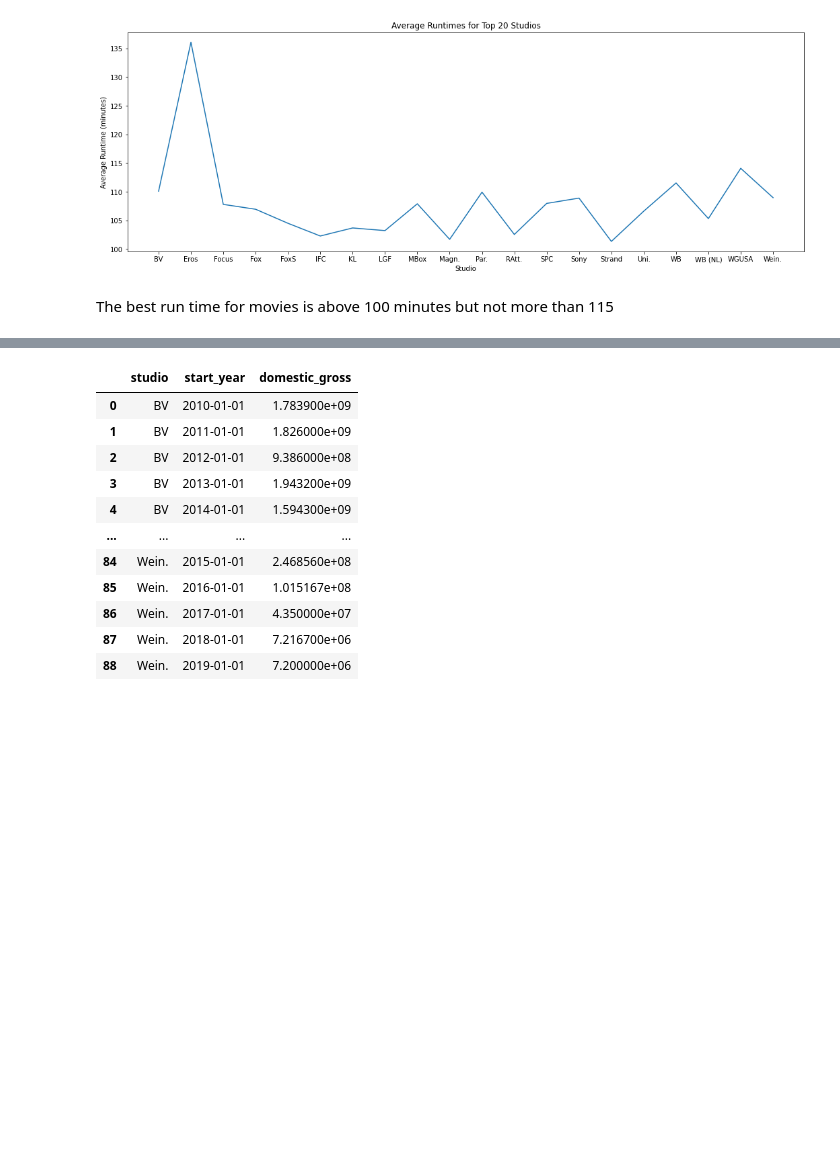
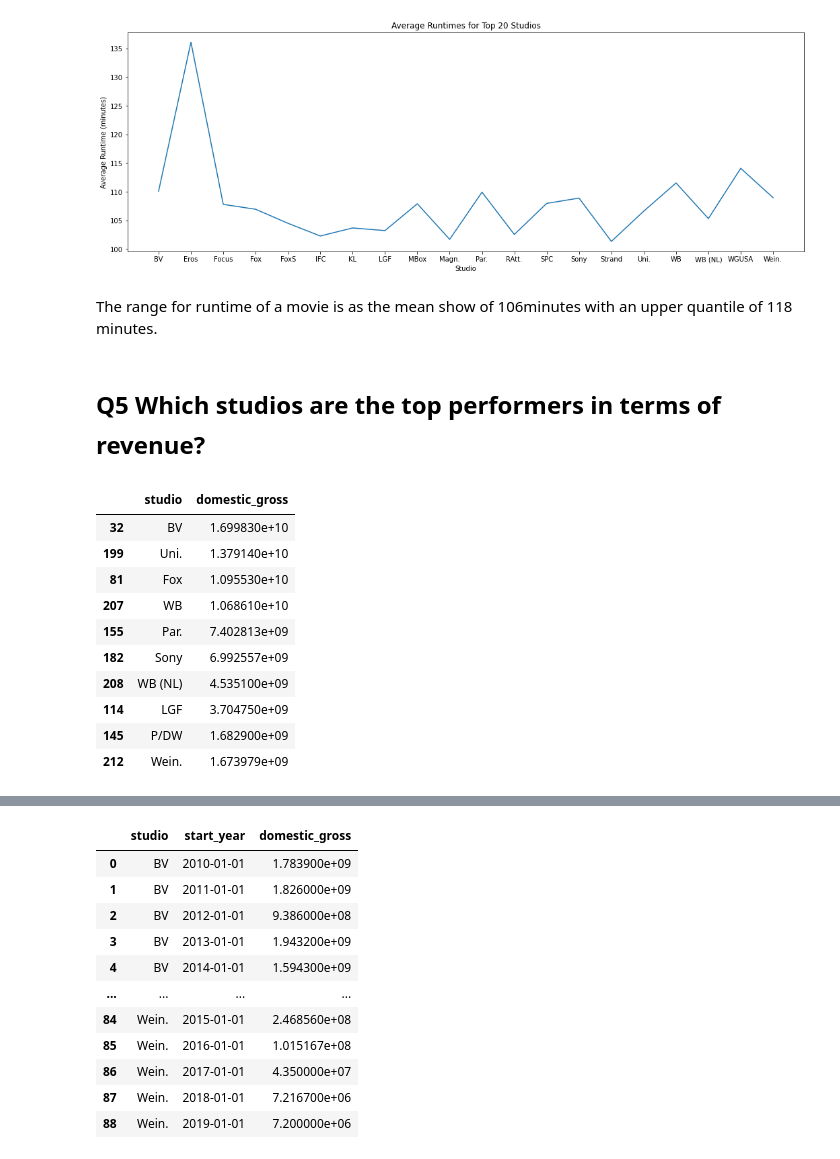
Before and after one commit to StellaNdegwa/DATA-SCIENCE-PHASE-1-PROJECT, a Jupyter notebook: recommndproject.ipynb, the cells around one changed output, grey strips where cells are left out. Cells and saved outputs as stored; diff of their text form; code cells hidden in the pictures; blank space fills up the shorter version.

```diff
--- a/recommndproject.ipynb
+++ b/recommndproject.ipynb
@@ -494,5 +493,25 @@ plt.ylabel('Average Runtime (minutes)')
 plt.show()
 # %% [output]
 [figure]
-# %% [markdown]
-The best run time for movies is above 100 minutes but not more than 115
+# %% [markdown]
+The range for runtime of a movie is as the mean show of 106minutes with an upper quantile of 118 minutes.
+# %% [markdown]
+<h1 style="font-size: 24px;">Q5 Which studios are the top performers in terms of revenue?</h1>
+# %%
+studio_revenue = main_dataset.groupby('studio')['domestic_gross'].sum().reset_index()
+
+# Sort the DataFrame by domestic gross revenue in descending order to find the top performers
+top_performing_studios = studio_revenue.nlargest(10, 'domestic_gross')
+top_performing_studios
+# %% [output]
+|  | studio | domestic_gross |
+| 32 | BV | 1.699830e+10 |
+| 199 | Uni. | 1.379140e+10 |
+| 81 | Fox | 1.095530e+10 |
+| 207 | WB | 1.068610e+10 |
+| 155 | Par. | 7.402813e+09 |
+| 182 | Sony | 6.992557e+09 |
+| 208 | WB (NL) | 4.535100e+09 |
+| 114 | LGF | 3.704750e+09 |
+| 145 | P/DW | 1.682900e+09 |
+| 212 | Wein. | 1.673979e+09 |
```
Also changed, not shown: parts of 16 cells of this notebook, 11 other files.
